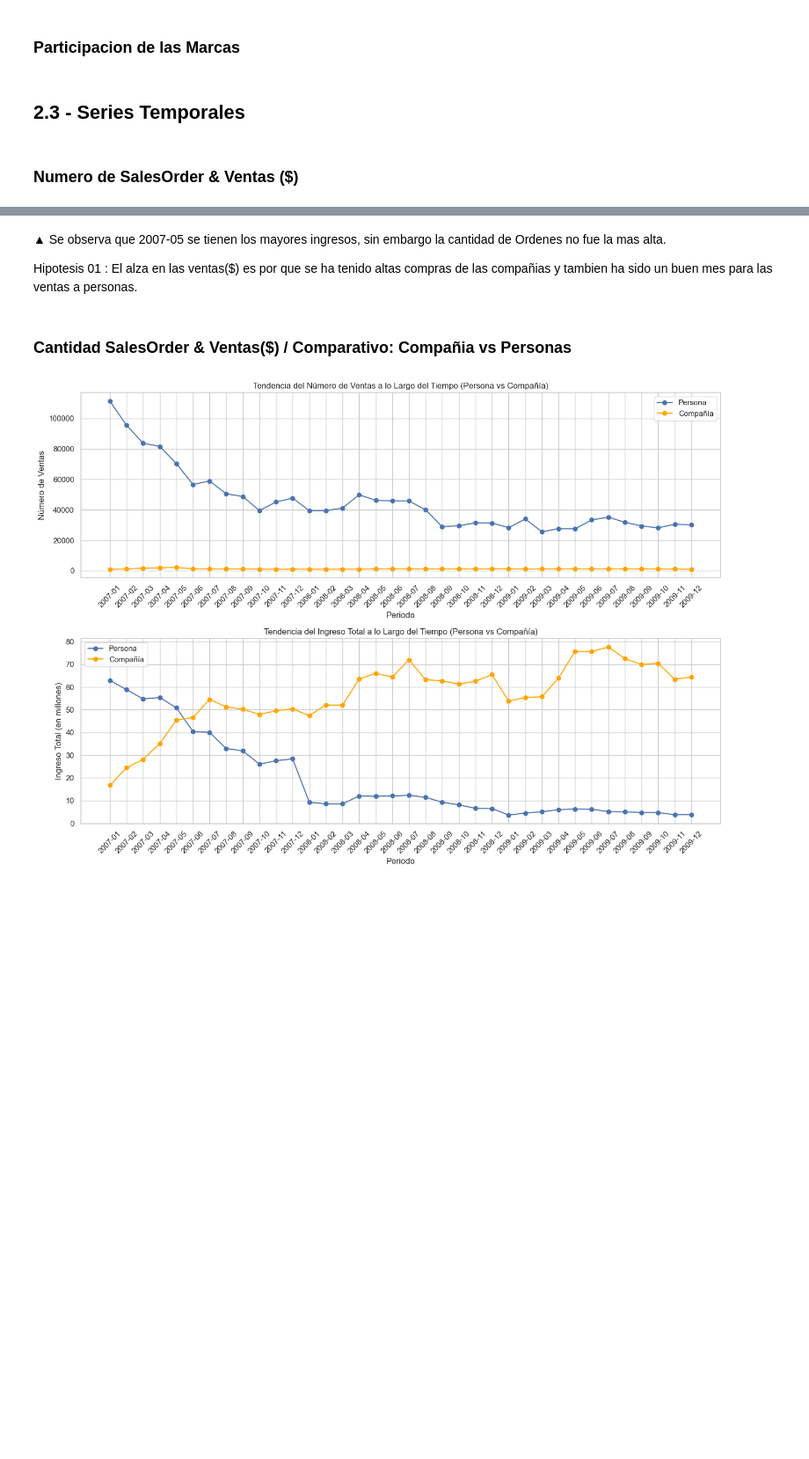
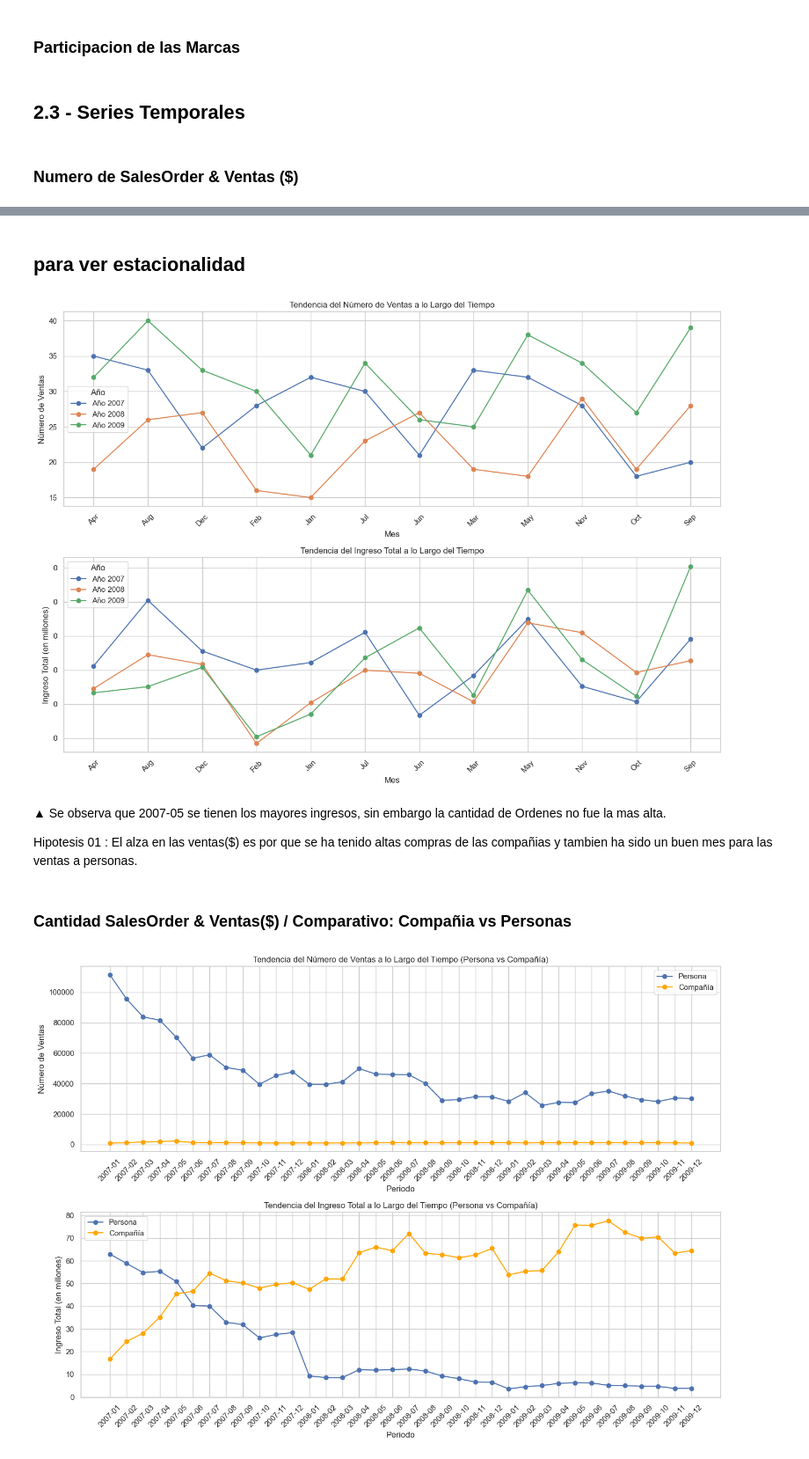
Before and after one commit to csanchezcsdigitales/contoso, a Jupyter notebook: cEDA 12.ipynb, the cells around one changed output, grey strips where cells are left out. Shown at 88% size. Saved outputs shown, nothing was run; the diff lists cells and outputs as text; code cells hidden in the pictures; blank space fills up the shorter version.

```diff
--- a/cEDA 12.ipynb
+++ b/cEDA 12.ipynb
@@ -658,3 +659,68 @@ plt.show()
+# %% [markdown]
+## para ver estacionalidad
+# %%
+import pandas as pd
+import matplotlib.pyplot as plt
+import seaborn as sns
+
+# Paso 1: Convertir 'fos_DateKey' a formato de fecha
+df_['fos_DateKey'] = pd.to_datetime(df_['fos_DateKey'])
+
+# Paso 2: Extraer año y mes para agrupar las ventas
+df_['YearMonth'] = df_['fos_DateKey'].dt.to_period('M')
+df_['Year'] = df_['fos_DateKey'].dt.year
+df_['Month'] = df_['fos_DateKey'].dt.month
+
+# Paso 3: Agrupar por 'Year' y 'Month' y calcular el número de ventas y el ingreso total
+ventas_por_mes = df_.groupby(['Year', 'Month']).agg({
+    'fos_SalesOrderNumber': 'nunique',   # Número de ventas
+    'fos_SalesAmount': 'sum'             # Ingreso total
+}).reset_index()
+
+# Renombrar las columnas para mayor claridad
+ventas_por_mes.columns = ['Año', 'Mes', 'Número de Ventas', 'Ingreso Total']
+
+# Convertir el mes a nombre del mes para mostrar en el gráfico
+ventas_por_mes['Mes'] = ventas_por_mes['Mes'].apply(lambda x: pd.Timestamp(f'2000-{x:02d}-01').strftime('%b'))
+
+# Ordenar los datos por Año y Mes
+ventas_por_mes = ventas_por_mes.sort_values(by=['Año', 'Mes'])
+
+# Crear el gráfico
+plt.figure(figsize=(14, 10))
+
+# Gráfico de línea apilada para el número de ventas
+plt.subplot(2, 1, 1)
+for year in ventas_por_mes['Año'].unique():
+    subset = ventas_por_mes[ventas_por_mes['Año'] == year]
+    plt.plot(subset['Mes'], subset['Número de Ventas'], marker='o', label=f'Año {year}')
+plt.title('Tendencia del Número de Ventas a lo Largo del Tiempo')
+plt.xlabel('Mes')
+plt.ylabel('Número de Ventas')
+plt.grid(True)
+plt.xticks(rotation=45)  # Rotar las etiquetas del eje X para mejorar la visibilidad
+plt.legend(title='Año')
+
+# Gráfico de línea apilada para el ingreso total
+plt.subplot(2, 1, 2)
+for year in ventas_por_mes['Año'].unique():
+    subset = ventas_por_mes[ventas_por_mes['Año'] == year]
+    plt.plot(subset['Mes'], subset['Ingreso Total'], marker='o', label=f'Año {year}')
+plt.title('Tendencia del Ingreso Total a lo Largo del Tiempo')
+plt.xlabel('Mes')
+plt.ylabel('Ingreso Total (en millones)')
+plt.grid(True)
+plt.xticks(rotation=45)  # Rotar las etiquetas del eje X para mejorar la visibilidad
+plt.legend(title='Año')
+
+# Formatear los números en el eje Y para que sean más legibles
+plt.gca().get_yaxis().set_major_formatter(plt.FuncFormatter(lambda x, loc: "{:,}".format(int(x/1e6))))
+
+# Ajustar el layout
+plt.tight_layout()
+plt.show()
+# %% [output]
+[figure, added]
 # %% [markdown]
 ▲ Se observa que 2007-05 se tienen los mayores ingresos, sin embargo la cantidad de Ordenes no fue la mas alta.
 
```
Also changed, not shown: parts of 15 cells of this notebook.
